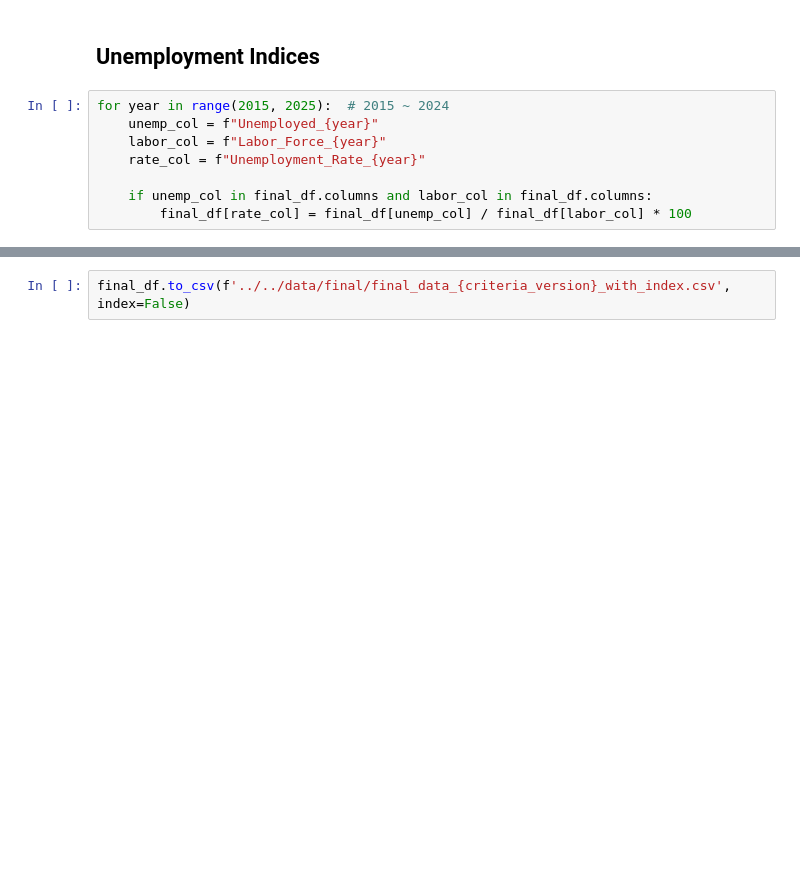
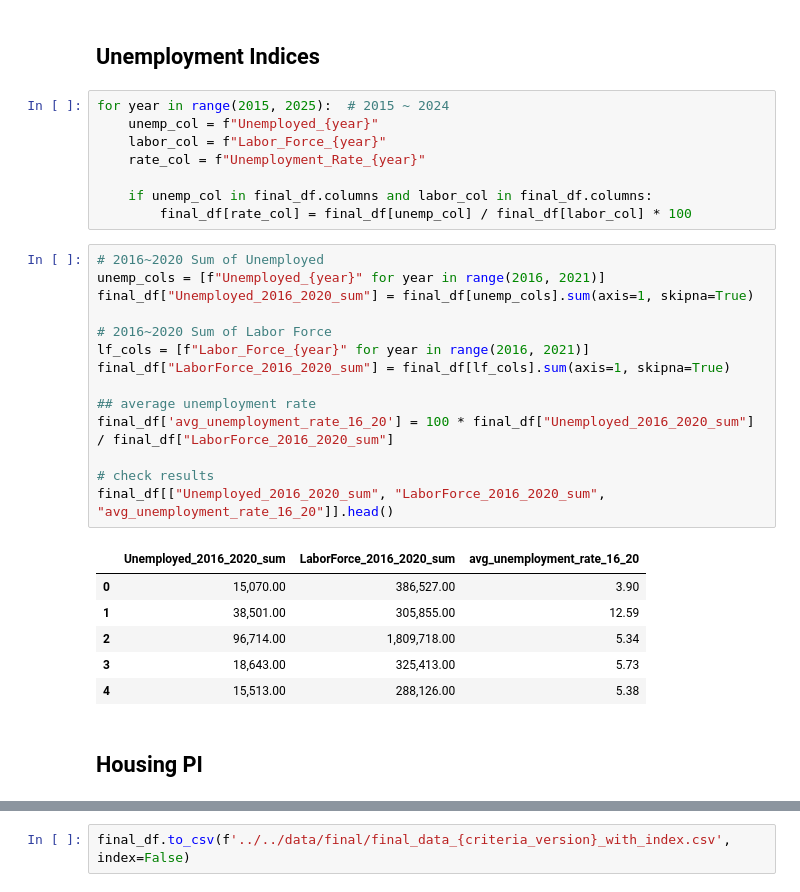
Before and after one commit to Sam-SangJoonPark/Climate-Data-Ecosystem-Project, a Jupyter notebook: notebooks/Preprocessing_Scripts/Creating_Index.ipynb, the cells around one changed output, grey strips where cells are left out. Cells and saved outputs as stored; diff of their text form; blank space fills up the shorter version.

```diff
--- a/notebooks/Preprocessing_Scripts/Creating_Index.ipynb
+++ b/notebooks/Preprocessing_Scripts/Creating_Index.ipynb
@@ -84,4 +93,27 @@ for year in range(2015, 2025):  # 2015 ~ 2024
 
     if unemp_col in final_df.columns and labor_col in final_df.columns:
         final_df[rate_col] = final_df[unemp_col] / final_df[labor_col] * 100
+# %%
+# 2016~2020 Sum of Unemployed
+unemp_cols = [f"Unemployed_{year}" for year in range(2016, 2021)]
+final_df["Unemployed_2016_2020_sum"] = final_df[unemp_cols].sum(axis=1, skipna=True)
+
+# 2016~2020 Sum of Labor Force
+lf_cols = [f"Labor_Force_{year}" for year in range(2016, 2021)]
+final_df["LaborForce_2016_2020_sum"] = final_df[lf_cols].sum(axis=1, skipna=True)
+
+## average unemployment rate
+final_df['avg_unemployment_rate_16_20'] = 100 * final_df["Unemployed_2016_2020_sum"] / final_df["LaborForce_2016_2020_sum"]
+
+# check results
+final_df[["Unemployed_2016_2020_sum", "LaborForce_2016_2020_sum", "avg_unemployment_rate_16_20"]].head()
+# %% [output]
+|  | Unemployed_2016_2020_sum | LaborForce_2016_2020_sum | avg_unemployment_rate_16_20 |
+| 0 | 15,070.00 | 386,527.00 | 3.90 |
+| 1 | 38,501.00 | 305,855.00 | 12.59 |
+| 2 | 96,714.00 | 1,809,718.00 | 5.34 |
+| 3 | 18,643.00 | 325,413.00 | 5.73 |
+| 4 | 15,513.00 | 288,126.00 | 5.38 |
+# %% [markdown]
+## Housing PI
 # %%
```
Also changed, not shown: parts of 3 cells of this notebook, 8 other files.
